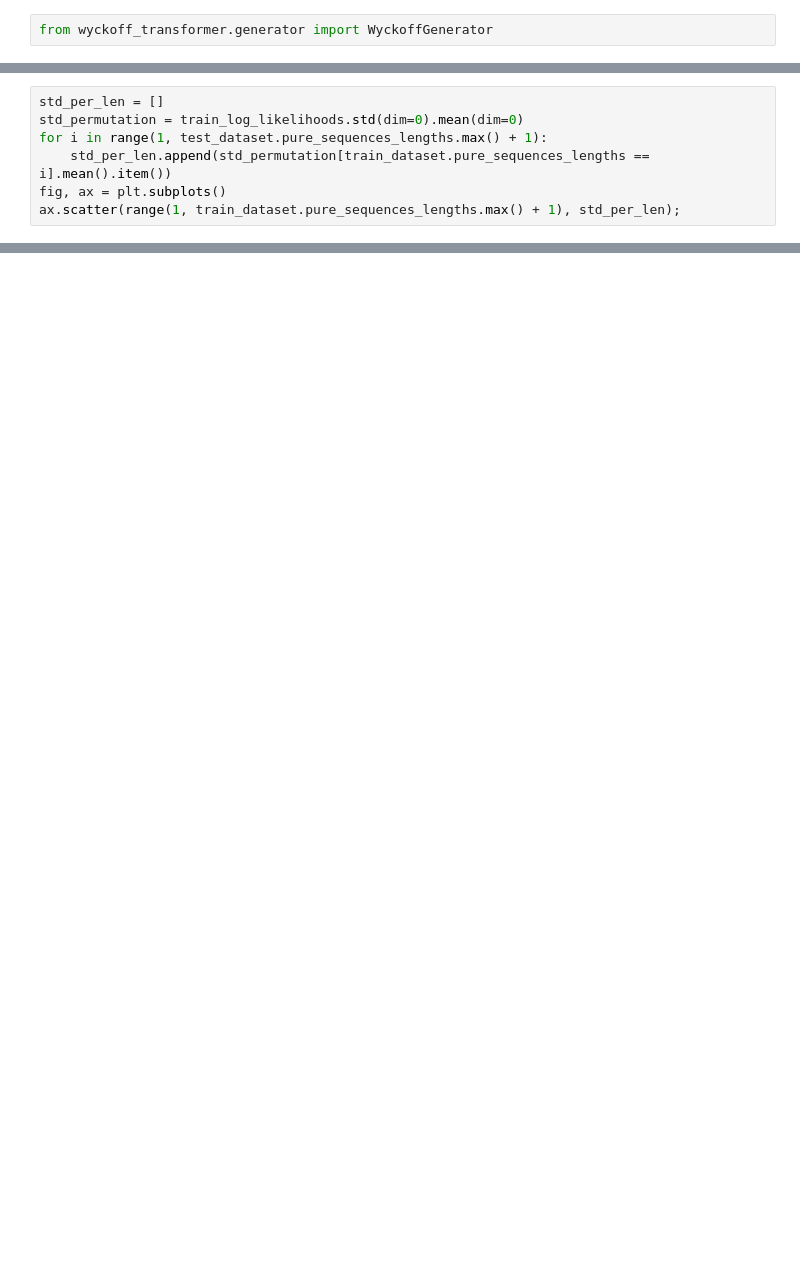
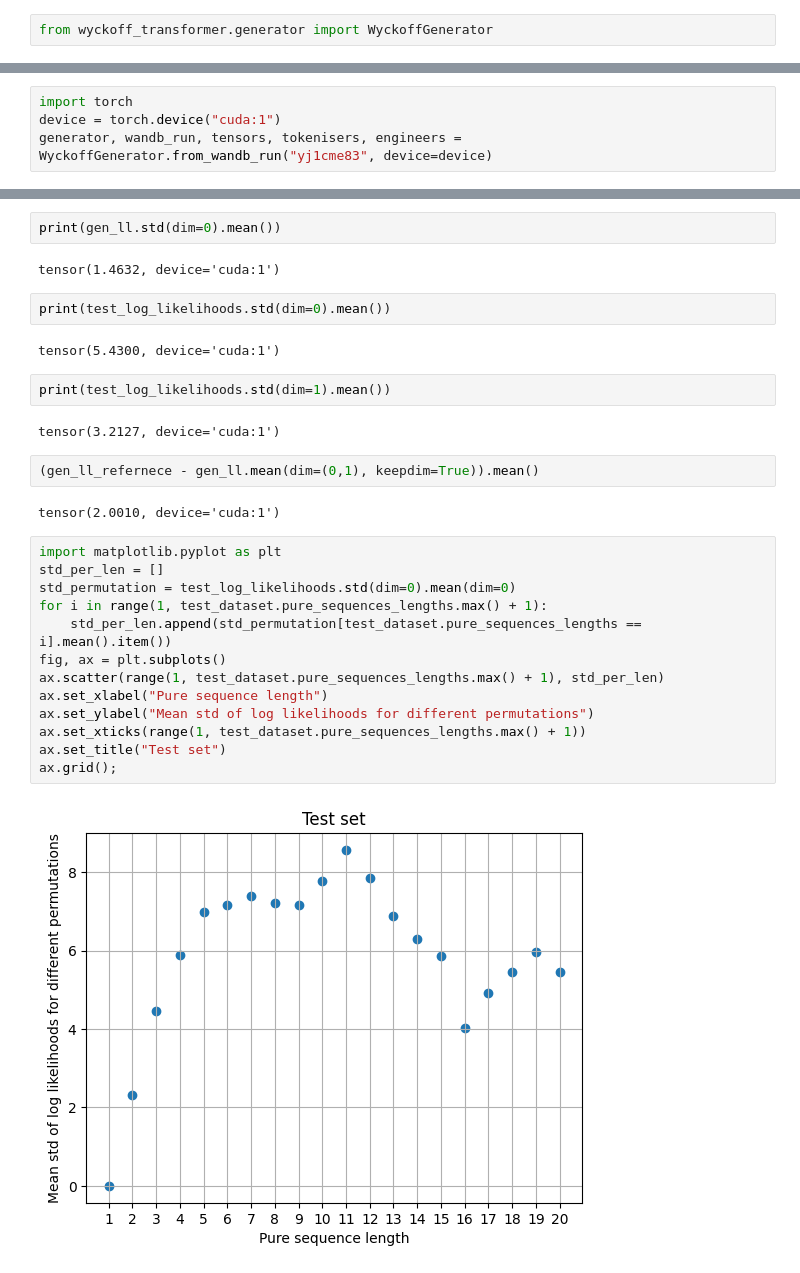
Before and after one commit to kedhip/WyckoffTransformer, a Jupyter notebook: permutations_likelihood.ipynb, the cells around one changed output, grey strips where cells are left out. Saved outputs shown, nothing was run; the diff lists cells and outputs as text; blank space fills up the shorter version.

```diff
--- a/permutations_likelihood.ipynb
+++ b/permutations_likelihood.ipynb
@@ -101,7 +2,0 @@ KeyboardInterrupt:
-# %%
-std_per_len = []
-std_permutation = train_log_likelihoods.std(dim=0).mean(dim=0)
-for i in range(1, test_dataset.pure_sequences_lengths.max() + 1):
-    std_per_len.append(std_permutation[train_dataset.pure_sequences_lengths == i].mean().item())
-fig, ax = plt.subplots()
-ax.scatter(range(1, train_dataset.pure_sequences_lengths.max() + 1), std_per_len);
@@ -143,0 +3,4 @@ ax.hist(test_probas[0,0], bins=300, density=True);
+# %%
+import torch
+device = torch.device("cuda:1")
+generator, wandb_run, tensors, tokenisers, engineers = WyckoffGenerator.from_wandb_run("yj1cme83", device=device)
@@ -143,0 +134,31 @@ ax.hist(test_probas[0,0], bins=300, density=True);
+# %%
+print(gen_ll.std(dim=0).mean())
+# %% [output]
+tensor(1.4632, device='cuda:1')
+# %%
+print(test_log_likelihoods.std(dim=0).mean())
+# %% [output]
+tensor(5.4300, device='cuda:1')
+# %%
+print(test_log_likelihoods.std(dim=1).mean())
+# %% [output]
+tensor(3.2127, device='cuda:1')
+# %%
+(gen_ll_refernece - gen_ll.mean(dim=(0,1), keepdim=True)).mean()
+# %% [output]
+tensor(2.0010, device='cuda:1')
+# %%
+import matplotlib.pyplot as plt
+std_per_len = []
+std_permutation = test_log_likelihoods.std(dim=0).mean(dim=0)
+for i in range(1, test_dataset.pure_sequences_lengths.max() + 1):
+    std_per_len.append(std_permutation[test_dataset.pure_sequences_lengths == i].mean().item())
+fig, ax = plt.subplots()
+ax.scatter(range(1, test_dataset.pure_sequences_lengths.max() + 1), std_per_len)
+ax.set_xlabel("Pure sequence length")
+ax.set_ylabel("Mean std of log likelihoods for different permutations")
+ax.set_xticks(range(1, test_dataset.pure_sequences_lengths.max() + 1))
+ax.set_title("Test set")
+ax.grid();
+# %% [output]
+[figure, added]
```
Also changed, not shown: parts of 44 cells of this notebook, 17 other files.
